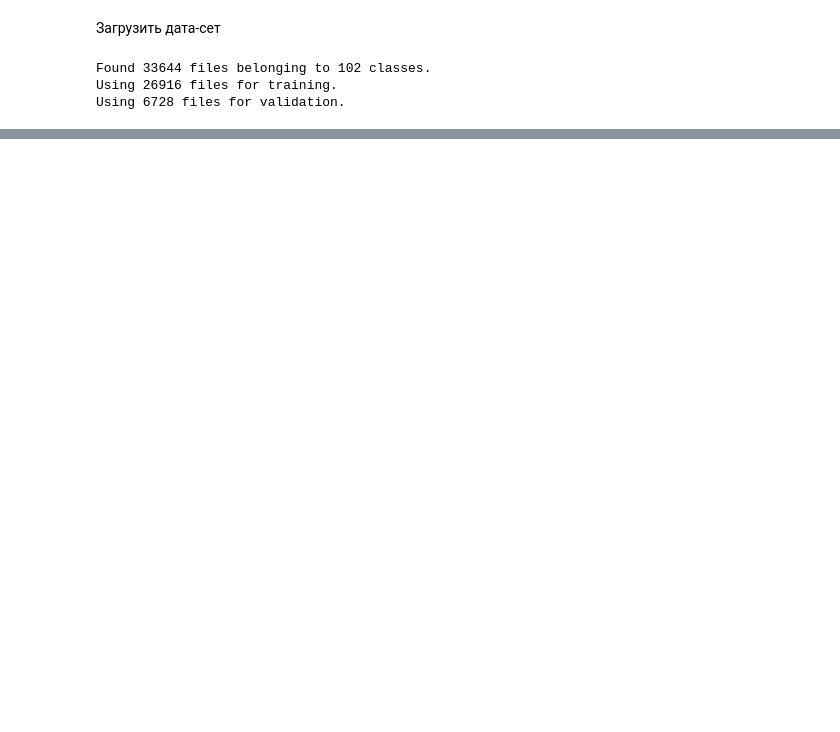
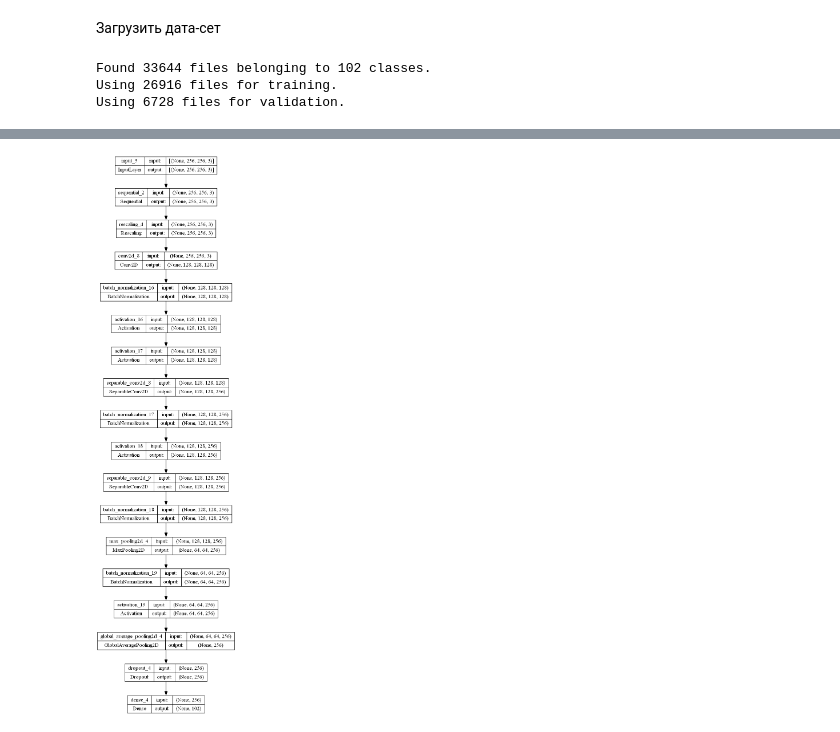
Before and after one commit to slashfast/bowhead_whale, a Jupyter notebook: main.ipynb, the cells around one changed output, grey strips where cells are left out. Cells and saved outputs as stored; diff of their text form; code cells hidden in the pictures; blank space fills up the shorter version.

```diff
--- a/main.ipynb
+++ b/main.ipynb
@@ -46,0 +65,40 @@ Using 6728 files for validation.
+# %%
+def make_model(input_shape):
+    inputs = keras.Input(shape=input_shape)
+    x = data_augmentation(inputs)
+    # Входной блок
+    x = layers.Rescaling(1. / 255)(x)
+    x = layers.Conv2D(128, 3, strides=2, padding='same')(x)
+    x = layers.BatchNormalization()(x)
+    x = layers.Activation('relu')(x)
+
+    previous_block_activation = x
+
+    for size in [256, 512, 728]:
+        x = layers.Activation('relu')(x)
+        x = layers.SeparableConv2D(size, 3, padding='same')(x)
+        x = layers.BatchNormalization()(x)
+
+        x = layers.Activation('relu')(x)
+        x = layers.SeparableConv2D(size, 3, padding='same')(x)
+        x = layers.BatchNormalization()(x)
+
+        x = layers.MaxPooling2D(3, strides=2, padding='same')(x)
+
+
+        residual = layers.Conv2D(1024, 3, padding='same')(x)
+        x = layers.BatchNormalization()(x)
+        x = layers.Activation('relu')(x)
+
+        x = layers.GlobalAveragePooling2D()(x)
+
+        activation = 'softmax'
+
+        x = layers.Dropout(0.5)(x)
+        outputs = layers.Dense(102, activation=activation)(x)
+        return keras.Model(inputs, outputs)
+# %%
+model = make_model(input_shape=(256, 256) + (3,))
+keras.utils.plot_model(model, show_shapes=True)
+# %% [output]
+[figure, added]
```
Also changed, not shown: parts of 11 cells of this notebook.
